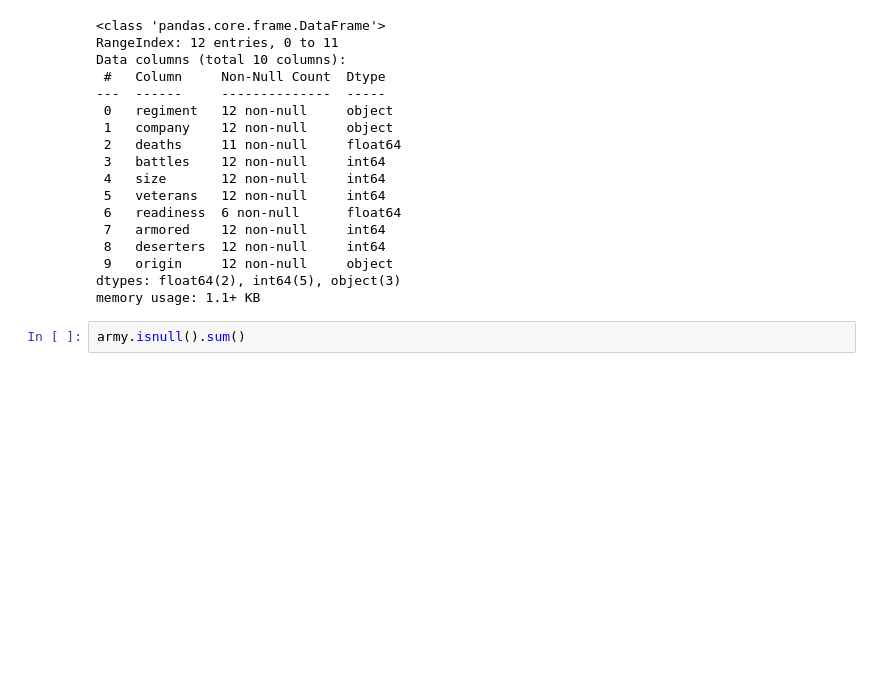
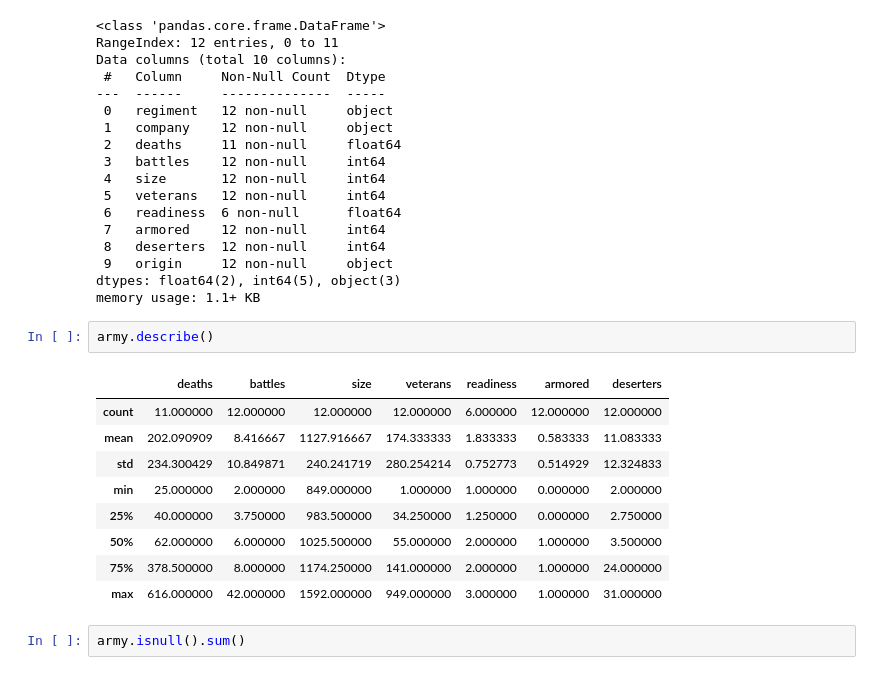
Before and after one commit to ana-macias/PRUEBA, a Jupyter notebook: 2-Data_analysis/2-Pandas/Practica/2-Fictional_Army/Fictional Army.ipynb, the cells around one changed output. Drawn from its saved outputs; the diff is of its cells as text; blank space fills up the shorter version.

```diff
--- a/2-Data_analysis/2-Pandas/Practica/2-Fictional_Army/Fictional Army.ipynb
+++ b/2-Data_analysis/2-Pandas/Practica/2-Fictional_Army/Fictional Army.ipynb
@@ -58,6 +58,18 @@ Data columns (total 10 columns):
  9   origin     12 non-null     object
 dtypes: float64(2), int64(5), object(3)
 memory usage: 1.1+ KB
+# %%
+army.describe()
+# %% [output]
+|  | deaths | battles | size | veterans | readiness | armored | deserters |
+| count | 11.000000 | 12.000000 | 12.000000 | 12.000000 | 6.000000 | 12.000000 | 12.000000 |
+| mean | 202.090909 | 8.416667 | 1127.916667 | 174.333333 | 1.833333 | 0.583333 | 11.083333 |
+| std | 234.300429 | 10.849871 | 240.241719 | 280.254214 | 0.752773 | 0.514929 | 12.324833 |
+| min | 25.000000 | 2.000000 | 849.000000 | 1.000000 | 1.000000 | 0.000000 | 2.000000 |
+| 25% | 40.000000 | 3.750000 | 983.500000 | 34.250000 | 1.250000 | 0.000000 | 2.750000 |
+| 50% | 62.000000 | 6.000000 | 1025.500000 | 55.000000 | 2.000000 | 1.000000 | 3.500000 |
+| 75% | 378.500000 | 8.000000 | 1174.250000 | 141.000000 | 2.000000 | 1.000000 | 24.000000 |
+| max | 616.000000 | 42.000000 | 1592.000000 | 949.000000 | 3.000000 | 1.000000 | 31.000000 |
 # %%
 army.isnull().sum()
 # %% [output]
```
Also changed, not shown: parts of 4 cells of this notebook, 2 other files.
